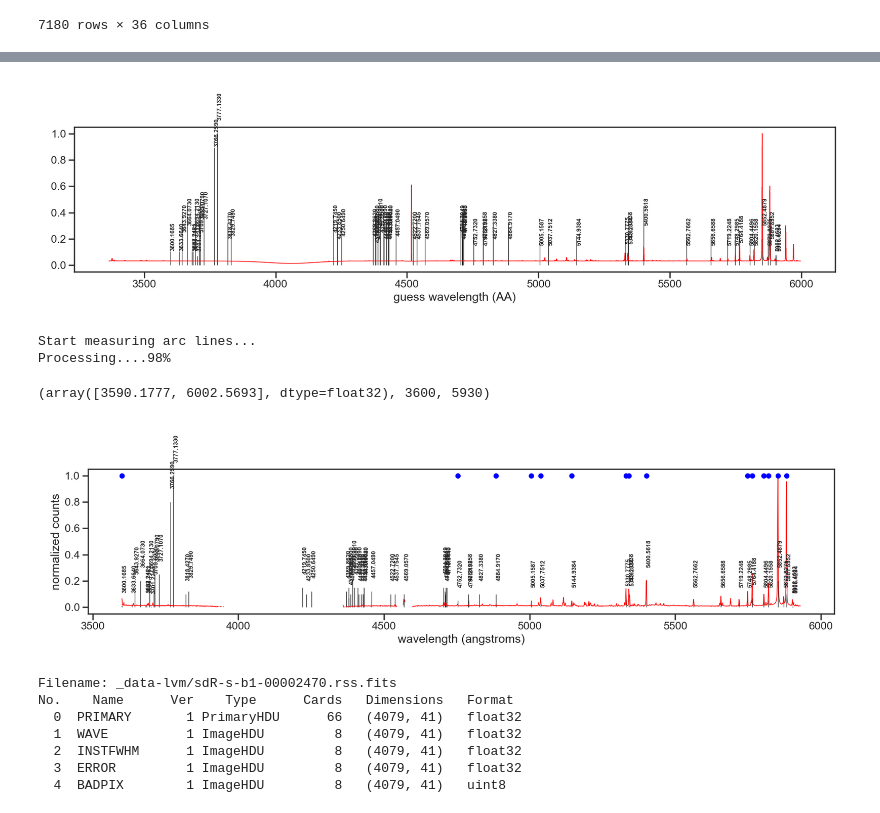
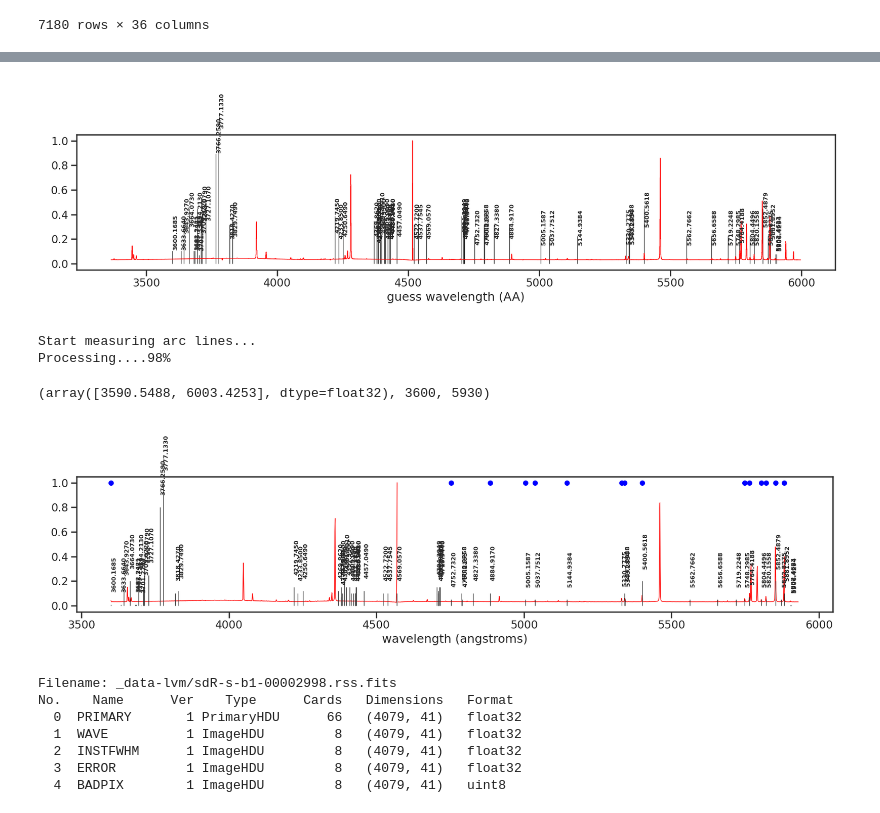
Before and after one commit to sdss/lvmdrp, a Jupyter notebook: docs/nb/lab-lamps.ipynb, the cells around one changed output, grey strips where cells are left out. Drawn from its saved outputs; the diff is of its cells as text; code cells hidden in the pictures.

```diff
--- a/docs/nb/lab-lamps.ipynb
+++ b/docs/nb/lab-lamps.ipynb
@@ -69,8 +69,8 @@ frames_header_list_pickle = "_data-lvm/frames_header_list.pk"
 
 # new_index = pd.MultiIndex.from_tuples(((pd.to_numeric(os.path.basename(os.path.dirname(file)),errors="ignore"),os.path.basename(file)) for file in frame_paths), names=("mjd", "filename"))
 arc_names = "ARGON XENON HGAR KRYPTON NEON HGNE".split()
-lamp_names = "M625L4 FFS MI150 TS LDLS".split()
-columns = "SPEC IMAGETYP CCDTEMP1 CCDTEMP2 PRESURE LABTEMP LABHUMID".split() + lamp_names + arc_names
+cont_names = "M625L4 FFS MI150 TS LDLS".split()
+columns = "SPEC IMAGETYP CCDTEMP1 CCDTEMP2 PRESURE LABTEMP LABHUMID".split() + cont_names + arc_names
 
 if os.path.isfile(frames_header_list_pickle):
 # if False:
@@ -160,19 +161,22 @@ CHANNEL = "b1"
 ARC_NAME = "NEON"
 ARC_NAMES = copy(arc_names)
 ARC_NAMES.remove(ARC_NAME)
-CON_NAME = lamp_names[4]
-CON_NAMES = copy(lamp_names)
+CON_NAME = cont_names[4]
+CON_NAMES = copy(cont_names)
 CON_NAMES.remove(CON_NAME)
 
 mask_channel = clean_frames.index.get_level_values("filename").str.contains(CHANNEL)
 
 
-iframe = -1
-cont_path = clean_frames.loc[mask_channel & (clean_frames.LDLS == "ON")].iloc[iframe].filepath
+iframe = -2
+if CHANNEL == "z1":
+    cont_path = "/home/mejia/Research/UNAM/lvm-drp/data.sdss5.org/sas/sdsswork/data/lvm/lab/59560/sdR-s-z1-00001614.fits.gz"
+else:
+    cont_path = clean_frames.loc[mask_channel & (clean_frames.LDLS == "ON")].iloc[iframe].filepath
 cont_name = os.path.basename(cont_path).replace(".fits.gz", "")
 
-# arc_path = clean_frames.loc[mask_channel&(clean_frames.NEON=="ON")].iloc[iframe].filepath#.replace("z1", CHANNEL)
-arc_path = clean_frames.loc[mask_channel&(clean_frames[ARC_NAME]=="ON")&(clean_frames[ARC_NAMES].fillna("OFF")=="OFF").all(axis="columns")].iloc[iframe].filepath
+arc_path = clean_frames.loc[mask_channel&(clean_frames.NEON=="ON")].iloc[iframe].filepath#.replace("z1", CHANNEL)
+# arc_path = clean_frames.loc[mask_channel&(clean_frames[ARC_NAME]=="ON")&(clean_frames[ARC_NAMES].fillna("OFF")=="OFF").all(axis="columns")].iloc[iframe].filepath
 arc_name = os.path.basename(arc_path).replace(".fits.gz", "")
 
 cont_name, arc_name
@@ -181,5 +190,5 @@ cont_name, arc_name
 # %%
-f = fits.open(arc_path)
+f = fits.open(cont_path)
 f[0].header
 # %% [output]
 SIMPLE  =                    T / conforms to FITS standard
@@ -415,7 +426,7 @@ elif CHANNEL == "r1":
     )
 elif CHANNEL == "z1":
     # best guess for NIR channel
-    plt.step(-0.000049*(guess_wl+110-8860)**2+1.05*(guess_wl+110-8860)+8860, (target_spec[::]/target_spec.max()), color="r", lw=1)
+    plt.step(1.05*(guess_wl+110-8860)+8860, (target_spec[::]/target_spec.max()), color="r", lw=1)
 
 for iwl, line in ref_lines.iterrows():
     rel_intensity = (line.Intensity/ref_lines.Intensity.max())
@@ -431,7 +442,7 @@ plt.tight_layout()
 # neon_spec.mask(neon_spec==0).dropna()
 # plt.xlim(3580, 4700)
 # %% [output]
-[figure, old version]
+[figure, new version]
 # %%
 # plt.figure(figsize=(25,5))
 # plt.plot(neon_spec.index, neon_spec.values)
@@ -496,35 +507,37 @@ Processing....98%
 f = fits.open(f"_data-lvm/{arc_name}.disp.fits")
 f[0].data[ised,[0,-1]], wli, wlf
 # %% [output]
-(array([3590.1777, 6002.5693], dtype=float32), 3600, 5930)
+(array([3590.5488, 6003.4253], dtype=float32), 3600, 5930)
 # %%
 rss = rssMethod.loadRSS(f"_data-lvm/{arc_name}.disp_cor.fits")
 
 ref_table = np.loadtxt(f"_data-lvm/lvm-neon_nist_{CHANNEL}.txt", skiprows=1)
 ref_table = ref_table[ref_table[:,2].astype(bool)]
 
 plt.figure(figsize=(17,5))
 (neon_nist.Intensity/neon_nist.Intensity.max()).plot(ax=plt.gca(), lw=1, color="0.5")
-plt.plot(rss._wave, np.sqrt(rss._data[ised]/rss._data[ised].max()), "r", lw=1)
+plt.plot(rss._wave, np.sqrt(1e-3+rss._data[ised]/rss._data[ised].max()), "r", lw=1)
 plt.plot(ref_table[:,1], np.ones_like(ref_table[:,1]), "ob", ms=7)
 plt.vlines(neon_nist_or.index, ymin=0, ymax=(neon_nist_or.Intensity/neon_nist_or.Intensity.max()), colors="0.2", lw=1)
 
 for iwl, line in neon_nist_or.iterrows():
     rel_intensity = (line.Intensity/neon_nist_or.Intensity.max())
     if rel_intensity > -0.1:
         plt.text(iwl, rel_intensity+0.1,
              f"{iwl:.4f}", rotation=90, ha="left", va="bottom", size=9, fontweight="bold")
 
 plt.xlabel("wavelength (angstroms)")
-plt.ylabel("normalized counts")
+# plt.ylabel("normalized counts")
 plt.tight_layout()
 # %% [output]
-[figure, old version]
+[figure, new version]
 # %%
+# TODO: implement coefficients storing for the wavelength solution and the LSF
+
 f = fits.open(f"_data-lvm/{arc_name}.rss.fits")
 f.info()
 # %% [output]
-Filename: _data-lvm/sdR-s-b1-00002470.rss.fits
+Filename: _data-lvm/sdR-s-b1-00002998.rss.fits
 No.    Name      Ver    Type      Cards   Dimensions   Format
   0  PRIMARY       1 PrimaryHDU      66   (4079, 41)   float32
   1  WAVE          1 ImageHDU         8   (4079, 41)   float32
```
Also changed, not shown: parts of 11 cells of this notebook.
